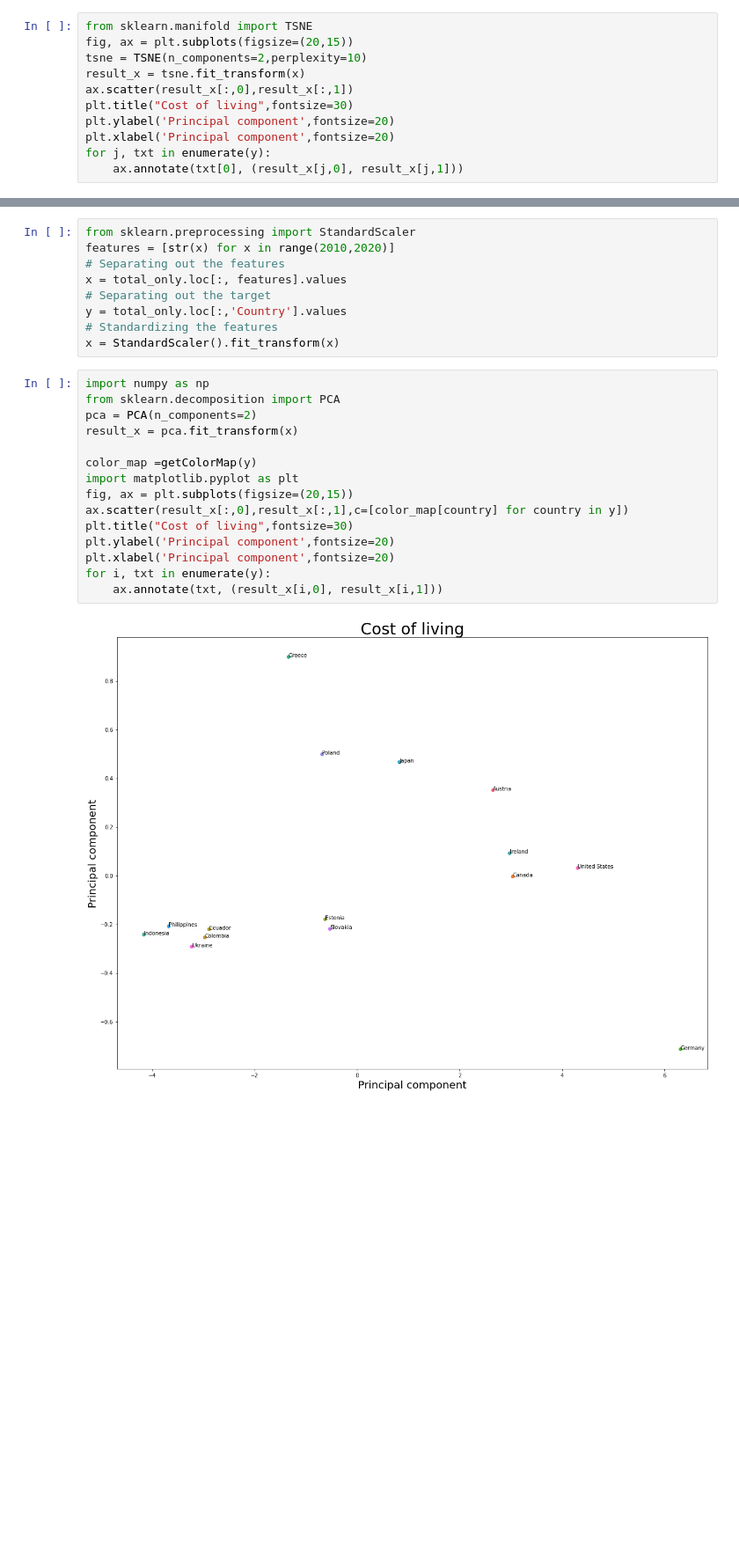
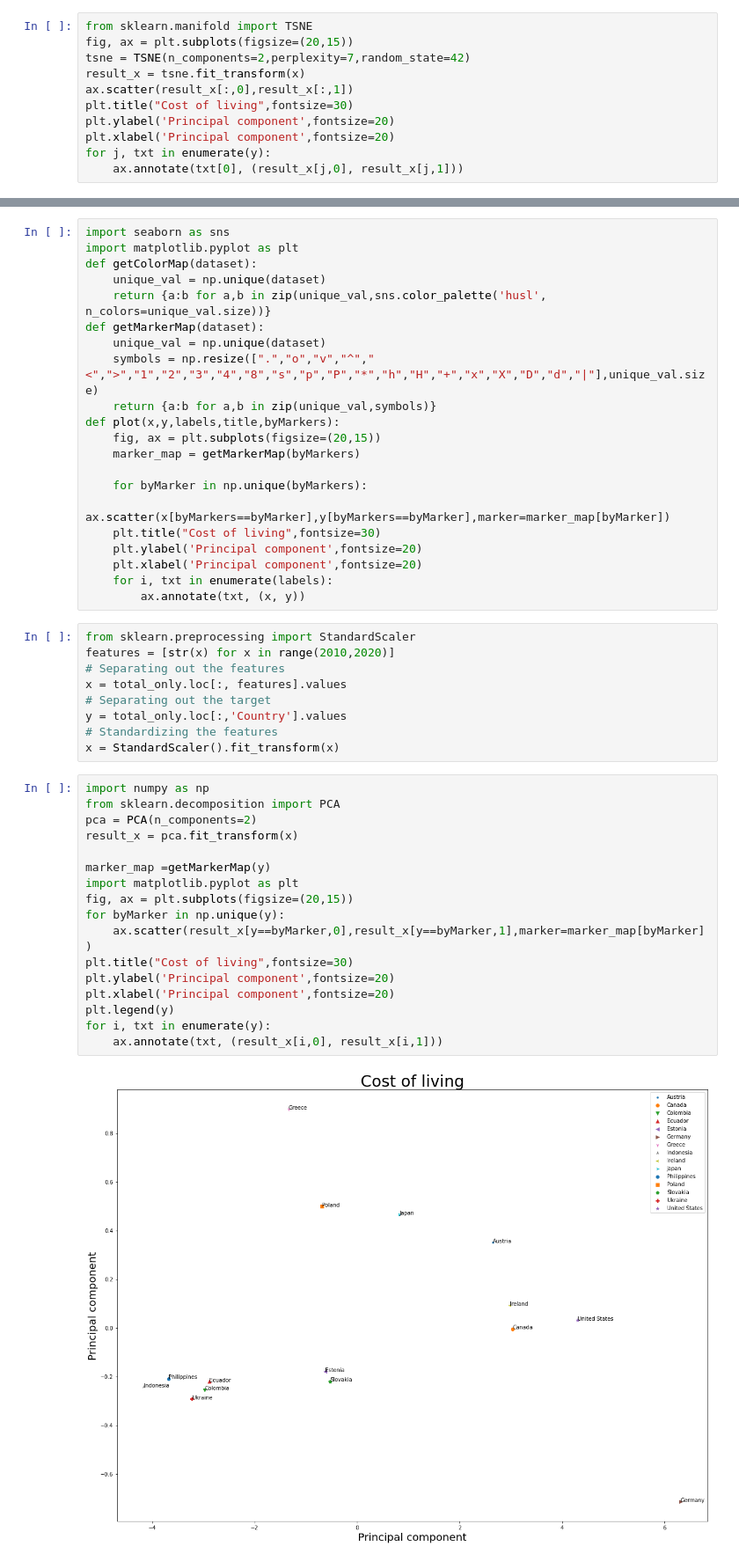
Before and after one commit to Vergenter/familyWealth, a Jupyter notebook: PCA.ipynb, the cells around one changed output, grey strips where cells are left out. Shown at 88% size. Cells and saved outputs as stored; diff of their text form; blank space fills up the shorter version.

```diff
--- a/PCA.ipynb
+++ b/PCA.ipynb
@@ -43,7 +43,7 @@ for i, txt in enumerate(y):
 # %%
 from sklearn.manifold import TSNE
 fig, ax = plt.subplots(figsize=(20,15))
-tsne = TSNE(n_components=2,perplexity=10)
+tsne = TSNE(n_components=2,perplexity=7,random_state=42)
 result_x = tsne.fit_transform(x)
 ax.scatter(result_x[:,0],result_x[:,1])
 plt.title("Cost of living",fontsize=30)
@@ -169,3 +163,24 @@ def getColorMap(Countries):
+# %%
+import seaborn as sns
+import matplotlib.pyplot as plt
+def getColorMap(dataset):
+    unique_val = np.unique(dataset)
+    return {a:b for a,b in zip(unique_val,sns.color_palette('husl', n_colors=unique_val.size))}
+def getMarkerMap(dataset):
+    unique_val = np.unique(dataset)
+    symbols = np.resize([".","o","v","^","<",">","1","2","3","4","8","s","p","P","*","h","H","+","x","X","D","d","|"],unique_val.size)
+    return {a:b for a,b in zip(unique_val,symbols)}
+def plot(x,y,labels,title,byMarkers):
+    fig, ax = plt.subplots(figsize=(20,15))
+    marker_map = getMarkerMap(byMarkers)
+
+    for byMarker in np.unique(byMarkers):
+        ax.scatter(x[byMarkers==byMarker],y[byMarkers==byMarker],marker=marker_map[byMarker])
+    plt.title("Cost of living",fontsize=30)
+    plt.ylabel('Principal component',fontsize=20)
+    plt.xlabel('Principal component',fontsize=20)
+    for i, txt in enumerate(labels):
+        ax.annotate(txt, (x, y))
 # %%
 from sklearn.preprocessing import StandardScaler
 features = [str(x) for x in range(2010,2020)]
@@ -178,17 +193,19 @@ x = StandardScaler().fit_transform(x)
 # %%
 import numpy as np
 from sklearn.decomposition import PCA
 pca = PCA(n_components=2)
 result_x = pca.fit_transform(x)
 
-color_map =getColorMap(y)
+marker_map =getMarkerMap(y)
 import matplotlib.pyplot as plt
 fig, ax = plt.subplots(figsize=(20,15))
-ax.scatter(result_x[:,0],result_x[:,1],c=[color_map[country] for country in y])
+for byMarker in np.unique(y):
+    ax.scatter(result_x[y==byMarker,0],result_x[y==byMarker,1],marker=marker_map[byMarker] )
 plt.title("Cost of living",fontsize=30)
 plt.ylabel('Principal component',fontsize=20)
 plt.xlabel('Principal component',fontsize=20)
+plt.legend(y)
 for i, txt in enumerate(y):
     ax.annotate(txt, (result_x[i,0], result_x[i,1]))
 # %% [output]
-[figure, old version]
+[figure, new version]
```
Also changed, not shown: parts of 6 cells of this notebook.
